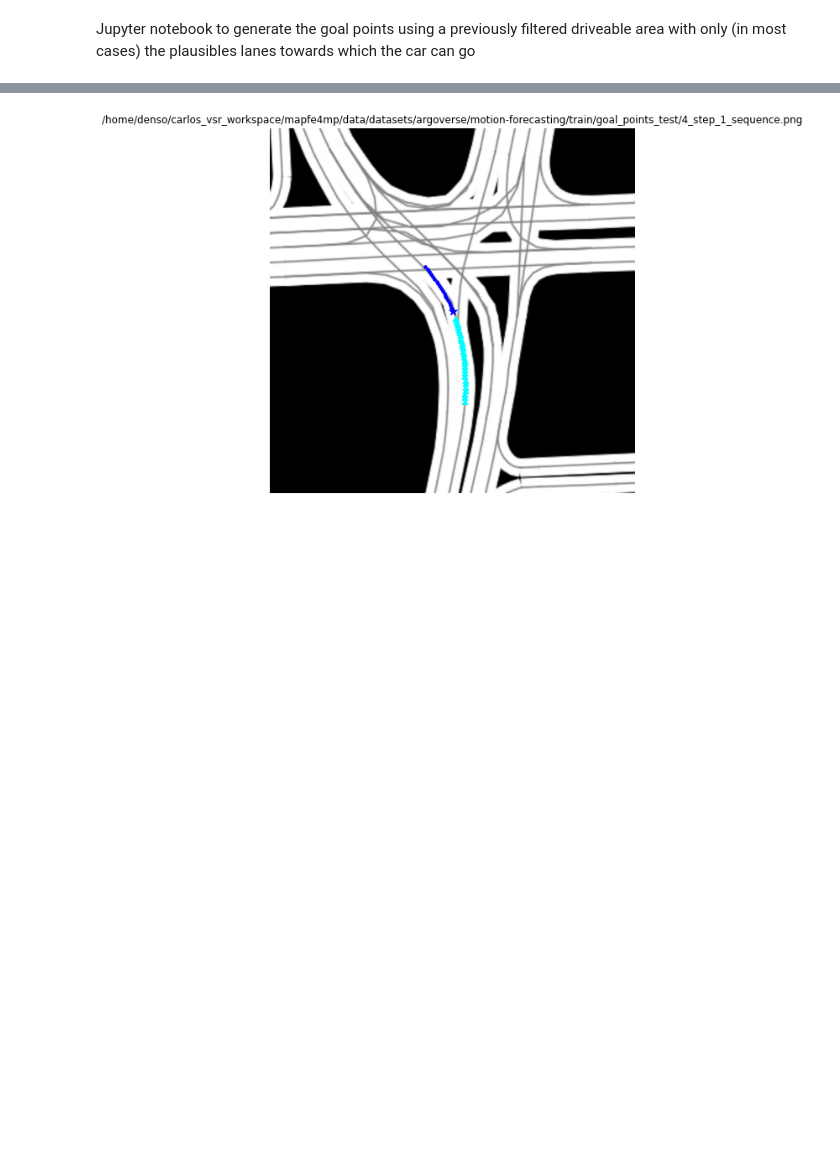
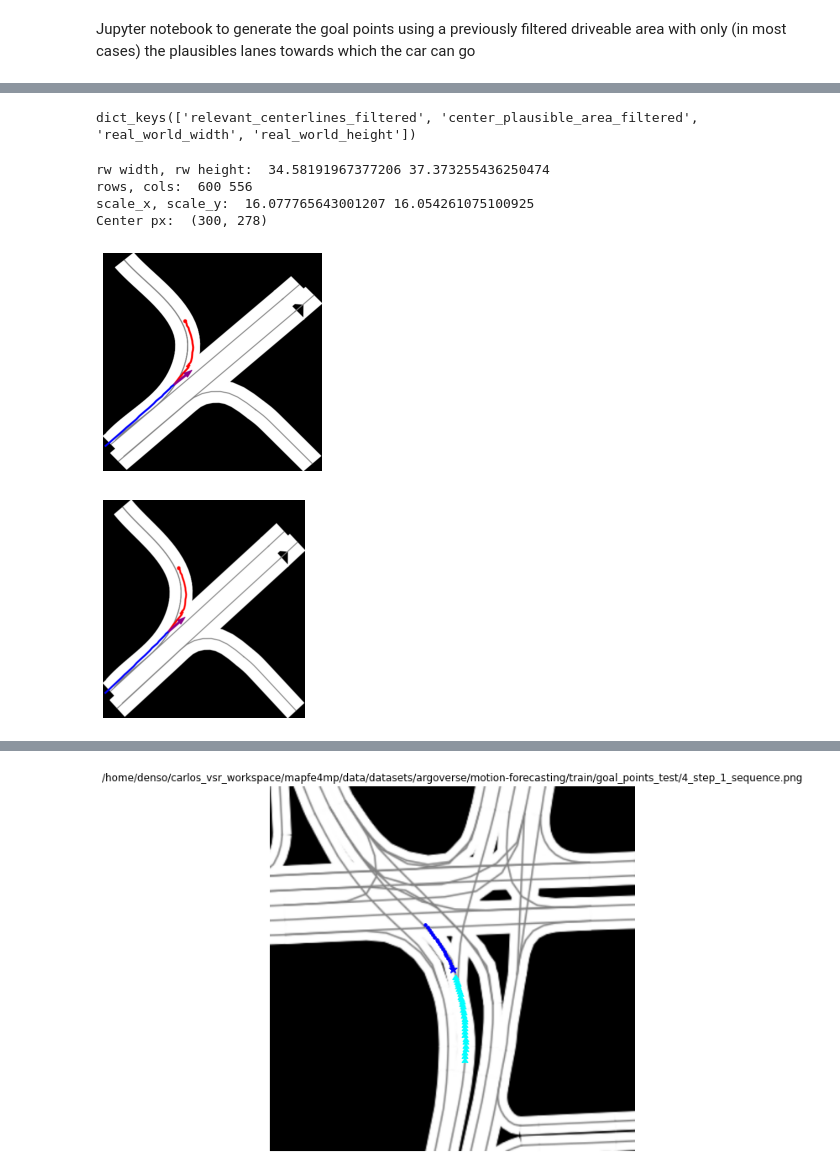
Before and after one commit to Cram3r95/mapfe4mp, a Jupyter notebook: evaluate/argoverse/test_goal_points_smart.ipynb, the cells around one changed output, grey strips where cells are left out. Saved outputs shown, nothing was run; the diff lists cells and outputs as text; code cells hidden in the pictures; blank space fills up the shorter version.

Commit message:
Work on integrating discretized area and plausible centerlines

```diff
--- a/evaluate/argoverse/test_goal_points_smart.ipynb
+++ b/evaluate/argoverse/test_goal_points_smart.ipynb
@@ -91,0 +80,72 @@ Time consumed:  9.441375732421875e-05
+# %%
+# 0. Load data dict with the relevant physical info for each sequence (regarding the target agent)
+
+npz_filename = os.path.join(split_folder,
+                         f"data_processed_{str(int(split_percentage*100))}_percent",
+                         "relevant_centerlines.npz")
+relevant_centerlines = np.load(npz_filename,allow_pickle=True)
+data_dict = relevant_centerlines['arr_0'].item()
+
+data_dict['1'].keys()
+# %% [output]
+dict_keys(['relevant_centerlines_filtered', 'center_plausible_area_filtered', 'real_world_width', 'real_world_height'])
+# %%
+# 1. Load specific sequence info
+
+file_id = 134
+
+# 1.1. Load agent's trajectory
+
+seq_path = os.path.join(split_folder,"data",str(file_id)+".csv")
+
+df = pd.read_csv(seq_path, dtype={"TIMESTAMP": str})
+agent_track = df[df["OBJECT_TYPE"] == "AGENT"].values
+city_name = agent_track[0,RAW_DATA_FORMAT["CITY_NAME"]]
+agent_xy = agent_track[:,[RAW_DATA_FORMAT["X"],RAW_DATA_FORMAT["Y"]]].astype("float")
+last_obs = agent_xy[obs_origin-1,:]
+
+# 1.2. Load plausible map info
+
+img_filename = os.path.join(data_images_folder,str(file_id)+"_binary_plausible_area_filtered.png")
+
+relevant_centerlines_filtered = data_dict[str(file_id)]["relevant_centerlines_filtered"]
+center_plausible_area_filtered = data_dict[str(file_id)]["center_plausible_area_filtered"]
+real_world_width = data_dict[str(file_id)]["real_world_width"]
+real_world_height = data_dict[str(file_id)]["real_world_height"]
+
+print("rw width, rw height: ", real_world_width, real_world_height)
+
+# rows = height (y in rw) and cols = width (x in rw) of an image
+
+rows = 600
+
+## Rescale the columns in order to have roughly the same scale in both axis
+
+cols = math.ceil(rows*(real_world_width/real_world_height))
+scale_x = float(cols/real_world_width)
+scale_y = float(rows/real_world_height)
+center_px = (int(rows/2),int(cols/2))
+
+print("rows, cols: ", rows, cols)
+print("scale_x, scale_y: ", scale_x, scale_y)
+print("Center px: ", center_px)
+
+img = cv2.imread(img_filename)
+img = cv2.cvtColor(img, cv2.COLOR_BGR2RGB)
+
+plt.imshow(img)
+plt.axis("off")
+plt.show()
+
+img = cv2.resize(img, dsize=(cols,rows))
+
+plt.imshow(img)
+plt.axis("off")
+plt.show()
+# %% [output]
+rw width, rw height:  34.58191967377206 37.373255436250474
+rows, cols:  600 556
+scale_x, scale_y:  16.077765643001207 16.054261075100925
+Center px:  (300, 278)
+[figure, added]
+[figure, added]
```
Also changed, not shown: parts of 10 cells of this notebook, 10 other files.
